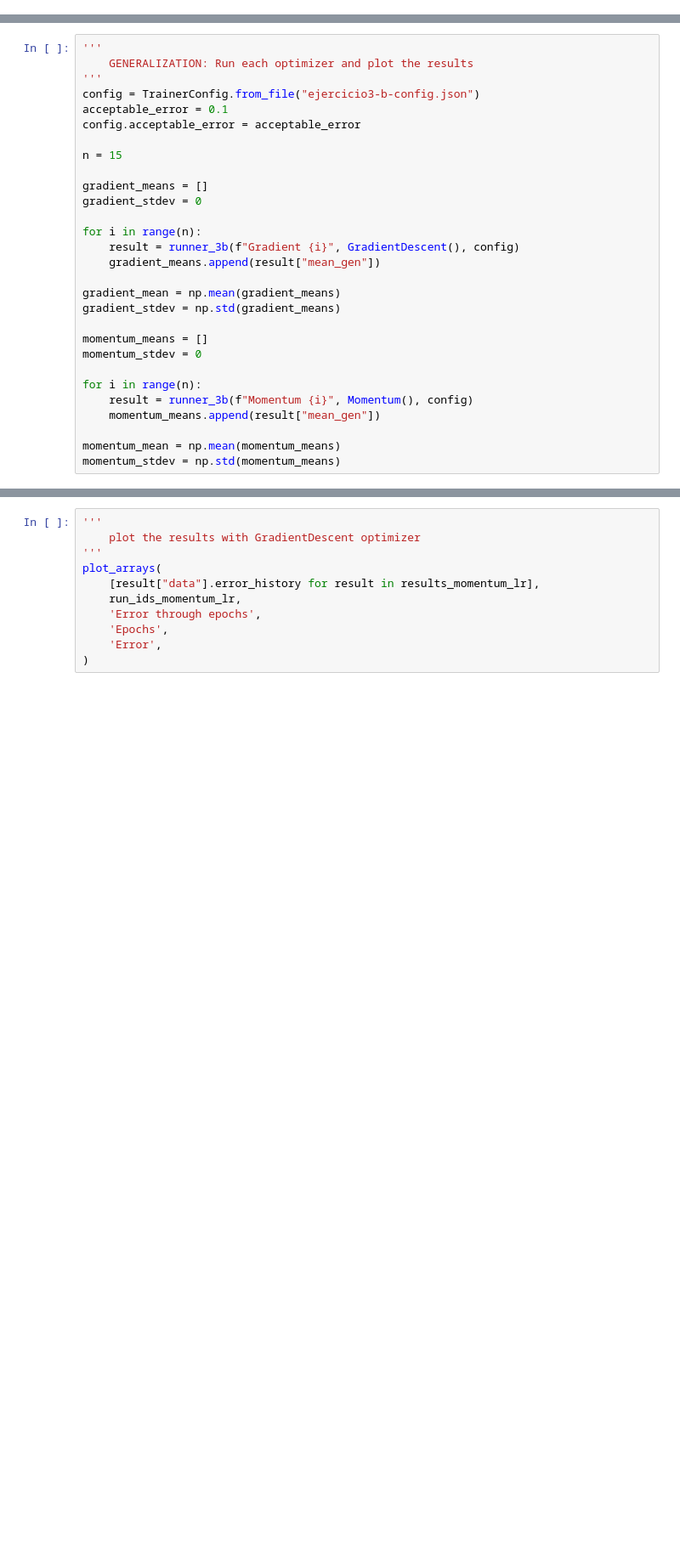
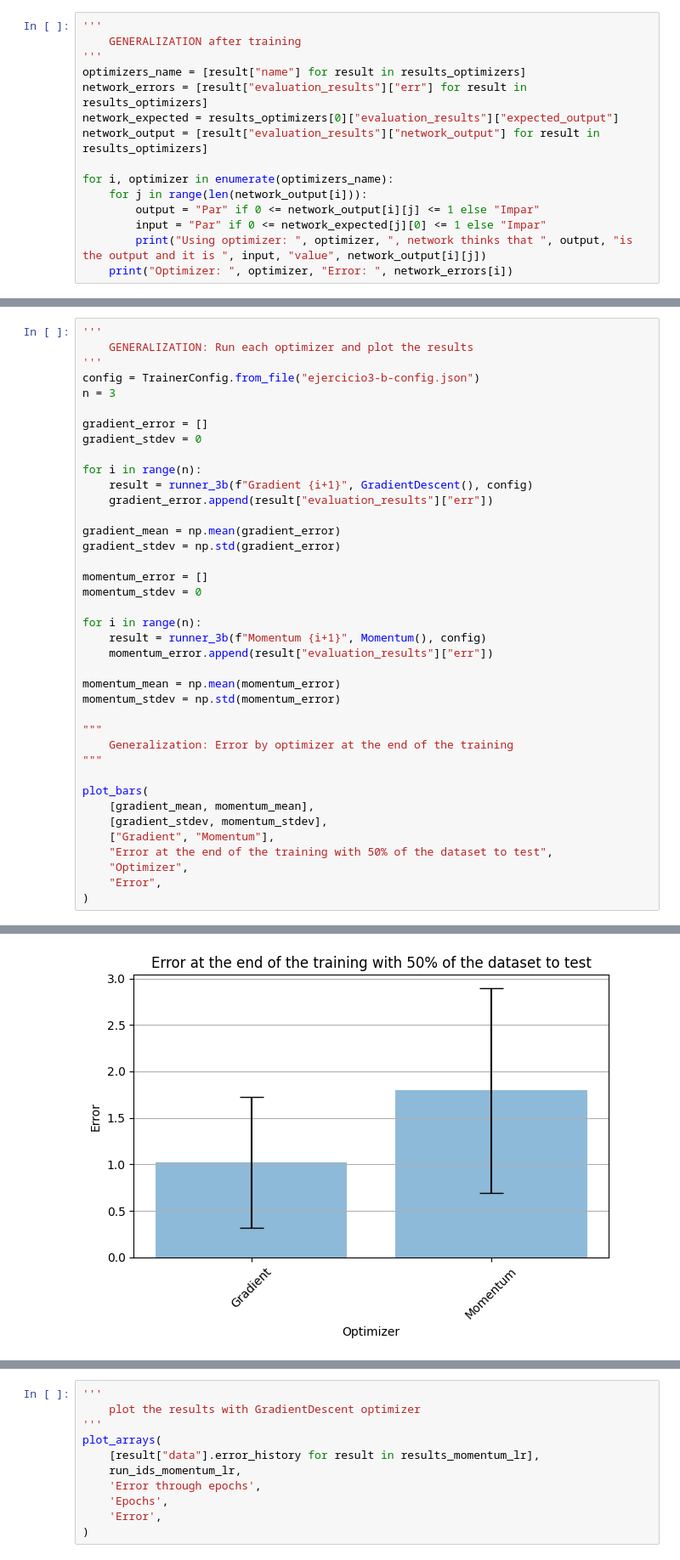
Before and after one commit to ichayer/sia, a Jupyter notebook: tp3/ejercicio3b.ipynb, the cells around one changed output, grey strips where cells are left out. Shown at 85% size. Saved outputs shown, nothing was run; the diff lists cells and outputs as text; blank space fills up the shorter version.

```diff
--- a/tp3/ejercicio3b.ipynb
+++ b/tp3/ejercicio3b.ipynb
@@ -31,0 +47,15 @@ plot_arrays(
+# %%
+'''
+    GENERALIZATION after training
+'''
+optimizers_name = [result["name"] for result in results_optimizers]
+network_errors = [result["evaluation_results"]["err"] for result in results_optimizers]
+network_expected = results_optimizers[0]["evaluation_results"]["expected_output"]
+network_output = [result["evaluation_results"]["network_output"] for result in results_optimizers]
+
+for i, optimizer in enumerate(optimizers_name):
+    for j in range(len(network_output[i])):
+        output = "Par" if 0 <= network_output[i][j] <= 1 else "Impar"
+        input = "Par" if 0 <= network_expected[j][0] <= 1 else "Impar"
+        print("Using optimizer: ", optimizer, ", network thinks that ", output, "is the output and it is ", input, "value", network_output[i][j])
+    print("Optimizer: ", optimizer, "Error: ", network_errors[i])
@@ -34,27 +77,38 @@ plot_arrays(
     GENERALIZATION: Run each optimizer and plot the results
 '''
 config = TrainerConfig.from_file("ejercicio3-b-config.json")
-acceptable_error = 0.1
-config.acceptable_error = acceptable_error
+n = 3
 
-n = 15
-
-gradient_means = []
+gradient_error = []
 gradient_stdev = 0
 
 for i in range(n):
-    result = runner_3b(f"Gradient {i}", GradientDescent(), config)
-    gradient_means.append(result["mean_gen"])
+    result = runner_3b(f"Gradient {i+1}", GradientDescent(), config)
+    gradient_error.append(result["evaluation_results"]["err"])
 
-gradient_mean = np.mean(gradient_means)
-gradient_stdev = np.std(gradient_means)
+gradient_mean = np.mean(gradient_error)
+gradient_stdev = np.std(gradient_error)
 
-momentum_means = []
+momentum_error = []
 momentum_stdev = 0
 
 for i in range(n):
-    result = runner_3b(f"Momentum {i}", Momentum(), config)
-    momentum_means.append(result["mean_gen"])
+    result = runner_3b(f"Momentum {i+1}", Momentum(), config)
+    momentum_error.append(result["evaluation_results"]["err"])
 
-momentum_mean = np.mean(momentum_means)
-momentum_stdev = np.std(momentum_means)
+momentum_mean = np.mean(momentum_error)
+momentum_stdev = np.std(momentum_error)
+
+"""
+    Generalization: Error by optimizer at the end of the training
+"""
+
+plot_bars(
+    [gradient_mean, momentum_mean],
+    [gradient_stdev, momentum_stdev],
+    ["Gradient", "Momentum"],
+    "Error at the end of the training with 50% of the dataset to test",
+    "Optimizer",
+    "Error",
+)
+# %% [output]
@@ -60,0 +133 @@ momentum_stdev = np.std(momentum_means)
+[figure, added]
```
Also changed, not shown: parts of 10 cells of this notebook, 5 other files.
